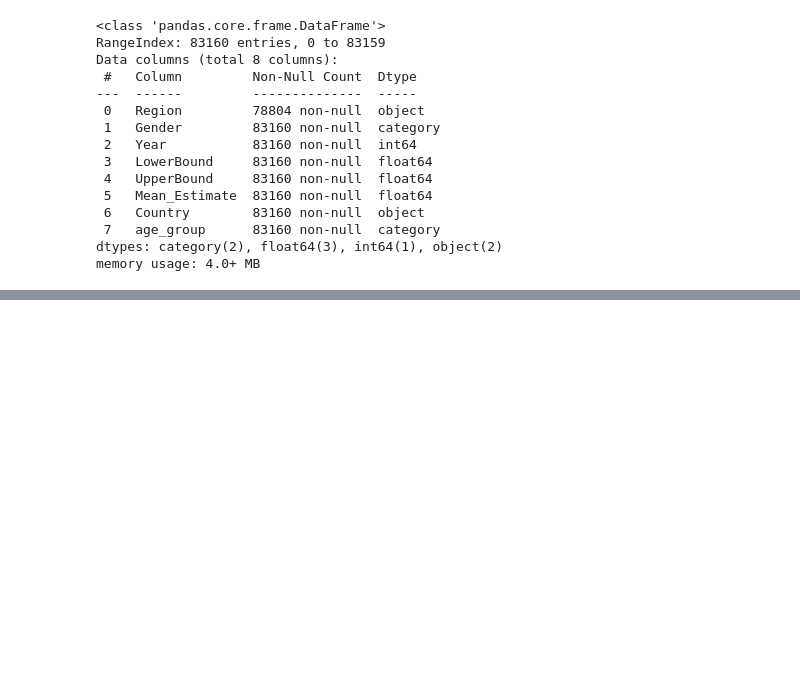
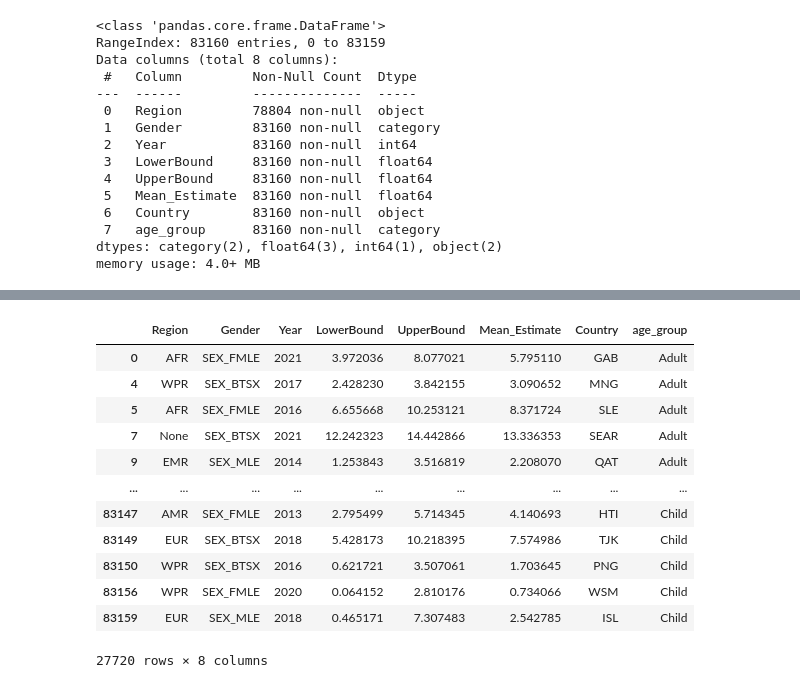
Before and after one commit to ArunK-ML/Project---Nutrition-Paradox-A-Global-View-on-Obesity-and-Malnutrition, a Jupyter notebook: Nutrition_Paradox.ipynb, the cells around one changed output, grey strips where cells are left out. Saved outputs shown, nothing was run; the diff lists cells and outputs as text; code cells hidden in the pictures; blank space fills up the shorter version.

```diff
--- a/Nutrition_Paradox.ipynb
+++ b/Nutrition_Paradox.ipynb
@@ -112,0 +132,16 @@ memory usage: 4.0+ MB
+# %%
+df_malnutrition_subset_filter
+# %% [output]
+|  | Region | Gender | Year | LowerBound | UpperBound | Mean_Estimate | Country | age_group |
+| 0 | AFR | SEX_FMLE | 2021 | 3.972036 | 8.077021 | 5.795110 | GAB | Adult |
+| 4 | WPR | SEX_BTSX | 2017 | 2.428230 | 3.842155 | 3.090652 | MNG | Adult |
+| 5 | AFR | SEX_FMLE | 2016 | 6.655668 | 10.253121 | 8.371724 | SLE | Adult |
+| 7 | None | SEX_BTSX | 2021 | 12.242323 | 14.442866 | 13.336353 | SEAR | Adult |
+| 9 | EMR | SEX_MLE | 2014 | 1.253843 | 3.516819 | 2.208070 | QAT | Adult |
+| ... | ... | ... | ... | ... | ... | ... | ... | ... |
+| 83147 | AMR | SEX_FMLE | 2013 | 2.795499 | 5.714345 | 4.140693 | HTI | Child |
+| 83149 | EUR | SEX_BTSX | 2018 | 5.428173 | 10.218395 | 7.574986 | TJK | Child |
+| 83150 | WPR | SEX_BTSX | 2016 | 0.621721 | 3.507061 | 1.703645 | PNG | Child |
+| 83156 | WPR | SEX_FMLE | 2020 | 0.064152 | 2.810176 | 0.734066 | WSM | Child |
+| 83159 | EUR | SEX_MLE | 2018 | 0.465171 | 7.307483 | 2.542785 | ISL | Child |
+27720 rows × 8 columns
```
Also changed, not shown: parts of 2 cells of this notebook.
